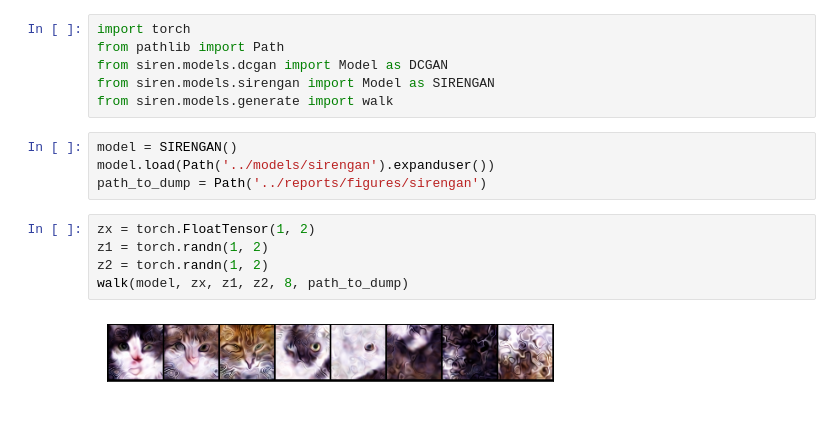
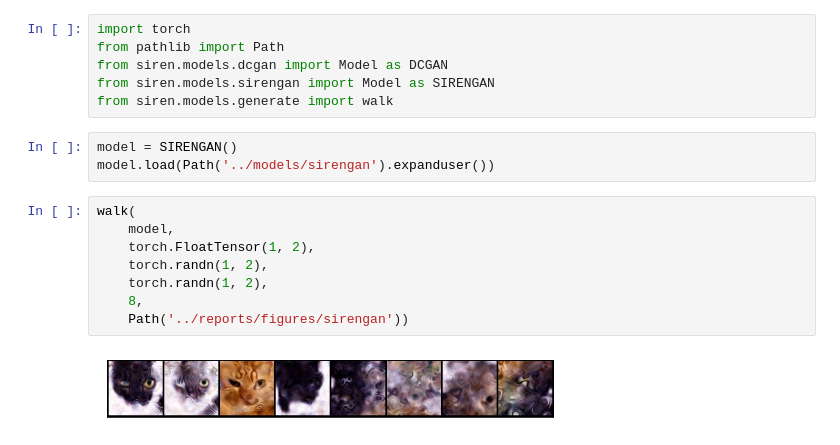
Before and after one commit to ognis1205/siren-gan, a Jupyter notebook: notebooks/SIREN-GAN.ipynb, the cells around one changed output. Saved outputs shown, nothing was run; the diff lists cells and outputs as text.

```diff
--- a/notebooks/SIREN-GAN.ipynb
+++ b/notebooks/SIREN-GAN.ipynb
@@ -7,11 +7,13 @@ from siren.models.generate import walk
 # %%
 model = SIRENGAN()
 model.load(Path('../models/sirengan').expanduser())
-path_to_dump = Path('../reports/figures/sirengan')
 # %%
-zx = torch.FloatTensor(1, 2)
-z1 = torch.randn(1, 2)
-z2 = torch.randn(1, 2)
-walk(model, zx, z1, z2, 8, path_to_dump)
+walk(
+    model,
+    torch.FloatTensor(1, 2),
+    torch.randn(1, 2),
+    torch.randn(1, 2),
+    8,
+    Path('../reports/figures/sirengan'))
 # %% [output]
-[figure, old version]
+[figure, new version]
```
Also changed, not shown: parts of 2 cells of this notebook, 2 other files.
